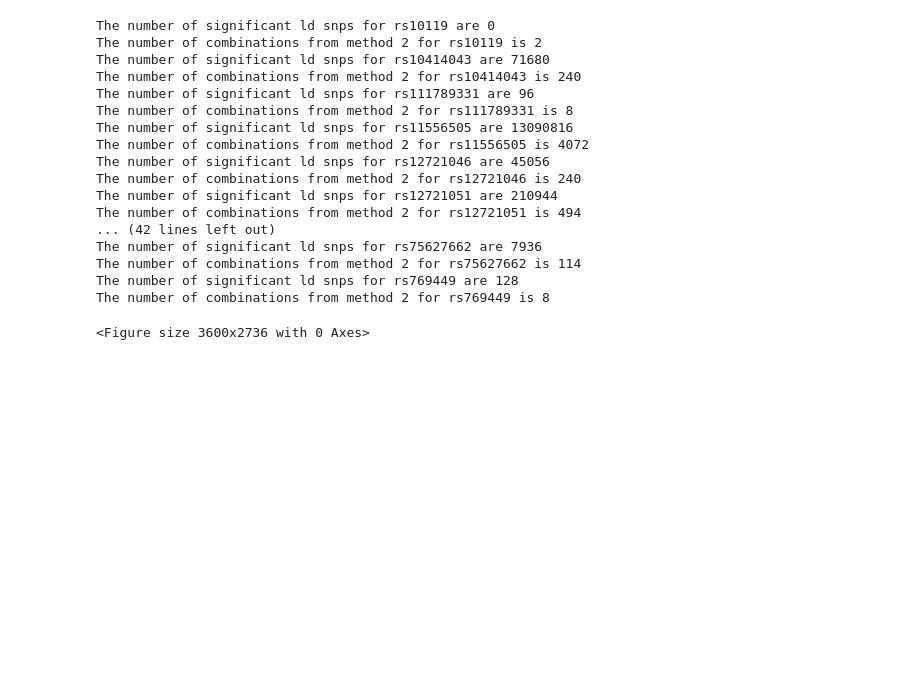
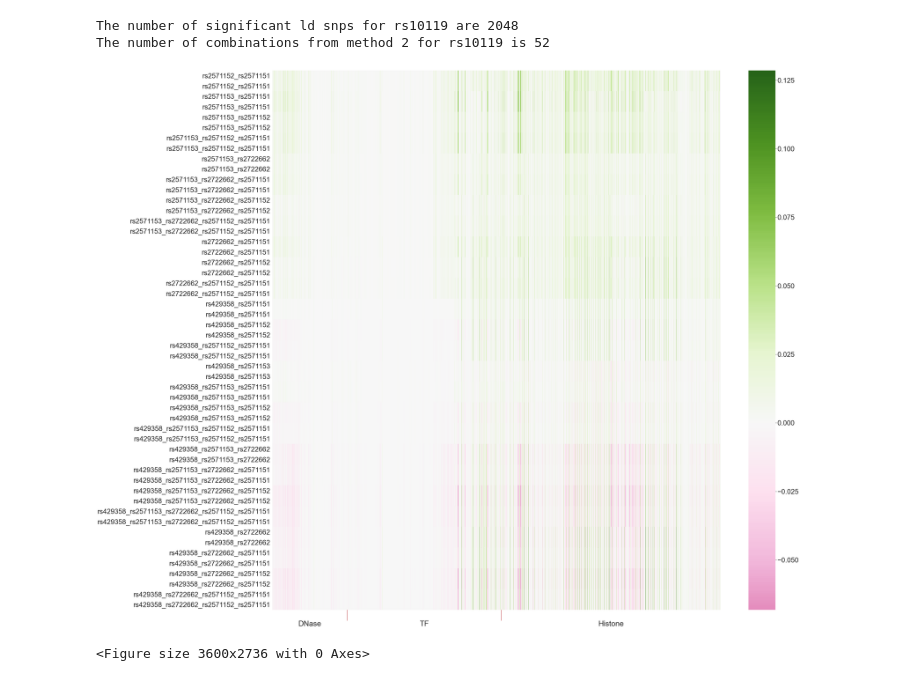
Before and after one commit to PradoVarathan/MultiSpecto, a Jupyter notebook: Analysis Temp File.ipynb, the cells around one changed output. Cells and saved outputs as stored; diff of their text form; code cells hidden in the pictures; blank space fills up the shorter version.

```diff
--- a/Analysis Temp File.ipynb
+++ b/Analysis Temp File.ipynb
@@ -6,7 +6,18 @@ import pandas as pd
 import seaborn as sb
 import matplotlib.pyplot as plt
 from scipy.stats import pearsonr
+import time
 sb.set(rc = {'figure.figsize':(50,38)})
 sb.set(font_scale=3)
+features = pd.read_csv('deepsea_beluga_2002_features.tsv.txt', sep = '\t')
 # %%
 files = [f for f in os.listdir('.') if '.h5' in f]
+filtered_files = []
+date_thres = '05/04/2022'
+for fil in files:
+    modificationTime = time.strftime('%d/%m/%Y', time.localtime(os.path.getmtime(fil)))
+    if pd.to_datetime(modificationTime) >= pd.to_datetime(date_thres):
+        filtered_files.append(fil)
+        print(fil)
+        print(modificationTime)
+filtered_files = ['rs429358.diff.h5']
@@ -21,9 +50,10 @@ def group_check(snp_feature_list,snp_comb_name_list):
 
     group2_idxs = [not idx for idx in snp_groups_bool]
     group2 = snp_feature_list[group2_idxs]
-    group2_overalls = np.log(np.subtract(group2,group1_overall))
-
-    return group1_overall,group2_overalls,group2_idxs
+    group2_sub = np.subtract(group1_overall,group2)
+    group2_ratio = np.divide(group2,group1_overall)
+    #group2_sub = np.log(group2_sub)
+    return group1_overall,group2_sub,group2_ratio,group2_idxs
 
 
 def correlation_check(snp_feature_list, snp_comb_name_list):
@@ -40,56 +70,53 @@ def correlation_check(snp_feature_list, snp_comb_name_list):
 # %%
 comb_dict = {}
 comb_arrays = {}
-for ij in range(0,len(files)):
-    f = h5py.File(files[ij],'r+')
+for ij in range(0,len(filtered_files)):
+    f = h5py.File(filtered_files[ij],'r+')
     combs_keys = list(f.keys())
     snp_list = np.zeros((len(combs_keys)*2,2002))
     for i in range(0,2*len(combs_keys),2):
         snp_list[i,:] = f[combs_keys[int(i/2)]][()][0,:]
         snp_list[i+1,:] = f[combs_keys[int(i/2)]][()][0,:]
     t_name = files[ij].split('.diff.h5')[0]
 
     #Method 1
     filt_list = correlation_check(snp_list,combs_keys)
     #Method 2
-    _,met2,idd = group_check(snp_list,combs_keys)
+    _,met2_sub,met2_ratio,idd = group_check(snp_list,combs_keys)
 
     print("The number of significant ld snps for %s are %d" %(t_name,len(filt_list)))
     comb_dict[t_name] = [len(filt_list),len(set(filt_list))]
 
-    comb_arrays[t_name] = met2
-    print("The number of combinations from method 2 for %s is %d" %(t_name,len(met2)))
+    comb_arrays[t_name] = met2_sub
+    print("The number of combinations from method 2 for %s is %d" %(t_name,len(met2_sub)))
 
 
+    xticklabels = features['Assay type']
+    labels = xticklabels.unique()
+    label_lens = [len([k for k in xticklabels if 'DNase' in k]),len([k for k in xticklabels if 'TF' in k]),len([k for k in xticklabels if 'Histone' in k])]
 
     xlabs = list(f.keys())
     xlabs = [[x]*2 for x in xlabs]
     xlabs =  [item for sublist in xlabs for item in sublist]
     prob_matrix = pd.DataFrame(snp_list)
 
     iddx = [idd[i] for i in range(0,len(idd),2)]
     xlabels = [combs_keys[i] for i in range(0,len(iddx)) if iddx[i]]
     xlabels = sum(([ss]*2 for ss in xlabels),[])
     if len(xlabels) != 0:
-        sb.heatmap(met2,yticklabels = xlabels).set(title = files[ij].split('.diff.h5')[0])
-        plt.savefig('.'.join([files[ij].split('.diff.h5')[0],'png']))
+        ax = sb.heatmap(met2_sub,yticklabels = xlabels,xticklabels=[], center=0, cmap = 'PiYG')
+        pos = 0
+        for label, label_len in zip(labels, label_lens):
+            if pos != 0:
+                ax.vlines(pos, 0, -0.02, color='r', lw=2,transform=ax.get_xaxis_transform(), clip_on=False)
+            ax.text(pos + label_len / 2, -0.02, label, ha='center', va='top',transform=ax.get_xaxis_transform())
+            pos += label_len
+        plt.tight_layout()
+        #plt.savefig('.'.join([files[ij].split('.diff.h5')[0],'png']))
+        plt.show()
         plt.clf()
 # %% [output]
-The number of significant ld snps for rs10119 are 0
-The number of combinations from method 2 for rs10119 is 2
-The number of significant ld snps for rs10414043 are 71680
-The number of combinations from method 2 for rs10414043 is 240
-The number of significant ld snps for rs111789331 are 96
-The number of combinations from method 2 for rs111789331 is 8
-The number of significant ld snps for rs11556505 are 13090816
-The number of combinations from method 2 for rs11556505 is 4072
-The number of significant ld snps for rs12721046 are 45056
-The number of combinations from method 2 for rs12721046 is 240
-The number of significant ld snps for rs12721051 are 210944
-The number of combinations from method 2 for rs12721051 is 494
-... (42 lines left out)
-The number of significant ld snps for rs75627662 are 7936
-The number of combinations from method 2 for rs75627662 is 114
-The number of significant ld snps for rs769449 are 128
-The number of combinations from method 2 for rs769449 is 8
+The number of significant ld snps for rs10119 are 2048
+The number of combinations from method 2 for rs10119 is 52
+[figure, added]
 <Figure size 3600x2736 with 0 Axes>
```
Also changed, not shown: parts of 9 cells of this notebook, 5 other files.
